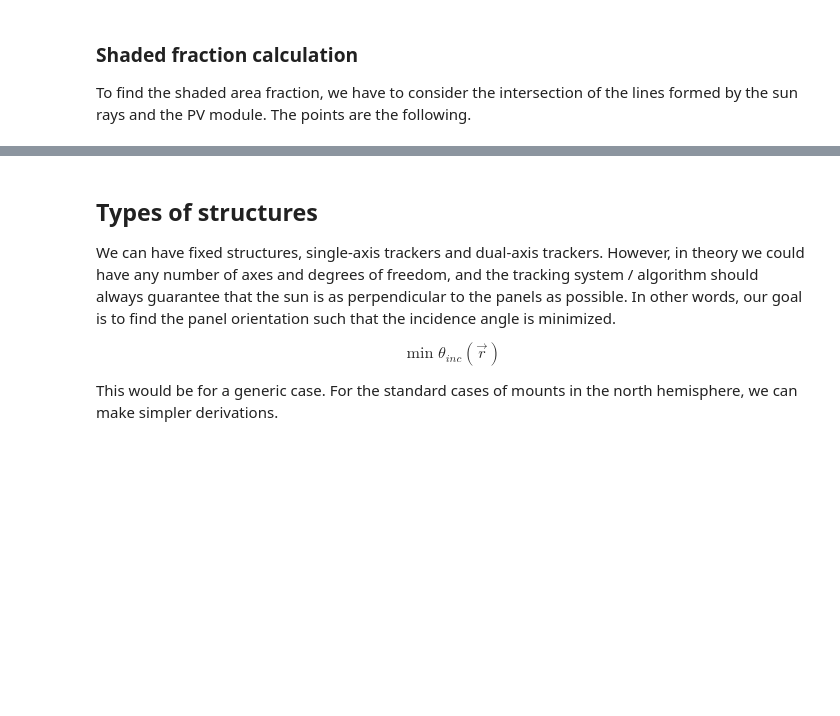
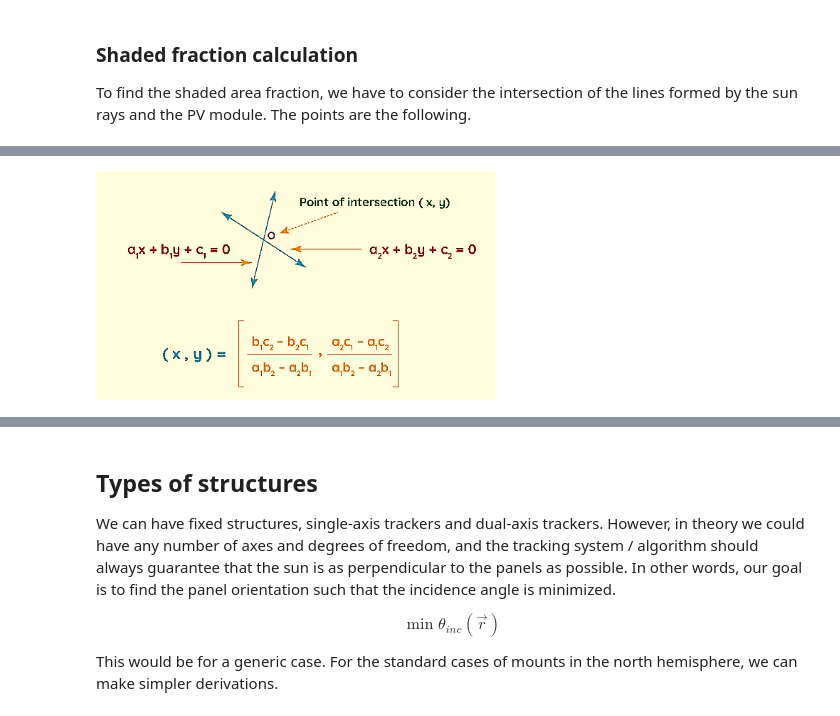
Before and after one commit to pedrodamas1/Shadow-Casting, a Jupyter notebook: formulation.ipynb, the cells around one changed output, grey strips where cells are left out. Cells and saved outputs as stored; diff of their text form; code cells hidden in the pictures; blank space fills up the shorter version.

```diff
--- a/formulation.ipynb
+++ b/formulation.ipynb
@@ -178,0 +195,4 @@ Image(filename='img/row_shadings_diagram.png', width=400)
+# %%
+Image(filename='img/intersection_point.png', width=400)
+# %% [output]
+[figure, added]
```
Also changed, not shown: parts of 10 cells of this notebook, 2 other files.
